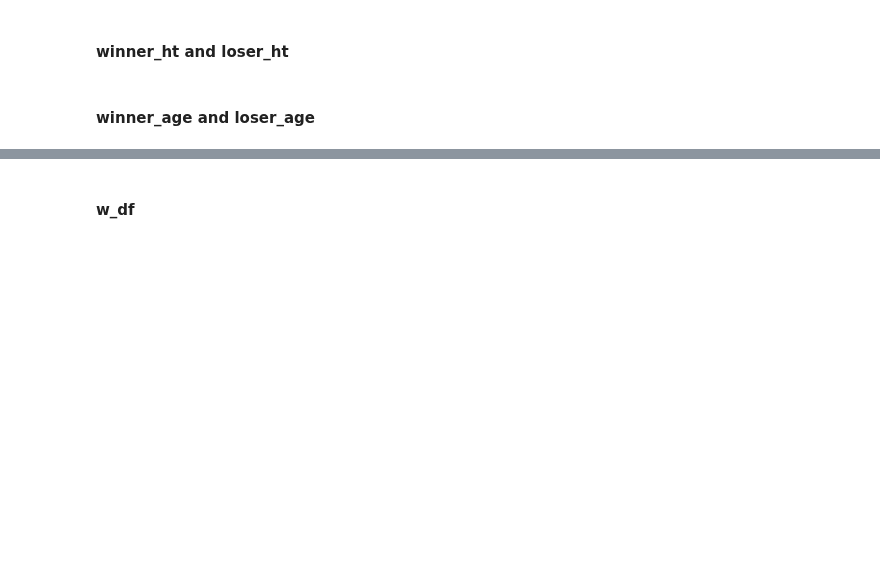
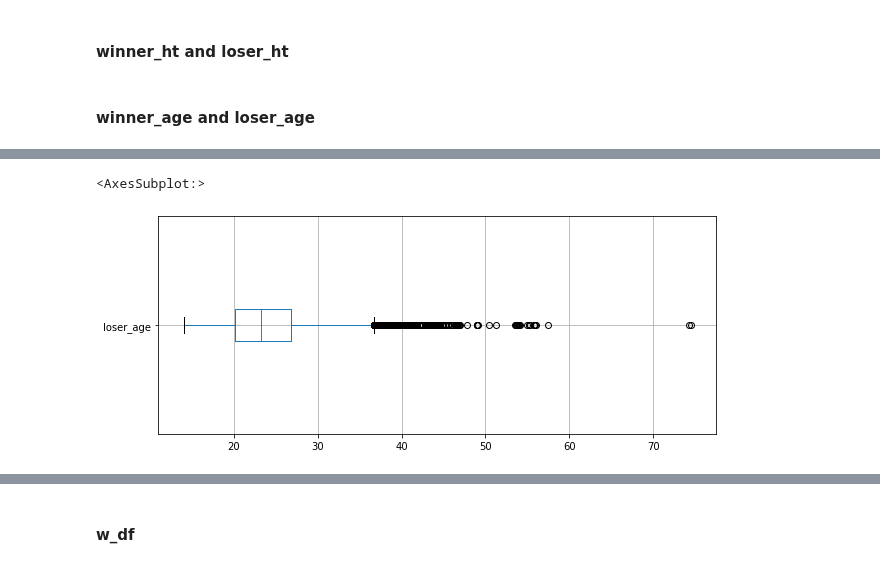
Before and after one commit to gasparax/DM_Project, a Jupyter notebook: data_understanding.ipynb, the cells around one changed output, grey strips where cells are left out. Saved outputs shown, nothing was run; the diff lists cells and outputs as text; code cells hidden in the pictures; blank space fills up the shorter version.

```diff
--- a/data_understanding.ipynb
+++ b/data_understanding.ipynb
@@ -682,3 +717,8 @@ df_tennis.boxplot(vert=False, column=['winner_age'], return_type='axes',figsize=
+# %%
+df_tennis.boxplot(vert=False, column=['loser_age'], return_type='axes',figsize=(10, 4))
+# %% [output]
+<AxesSubplot:>
+[figure, added]
 # %%
 #df_tennis['winner_age'].hist(bins=50, grid=False, range=(10, 50))
 #df_tennis['winner_age'].plot(kind='kde', xlim=[10,50])
```
Also changed, not shown: parts of 43 cells of this notebook.
